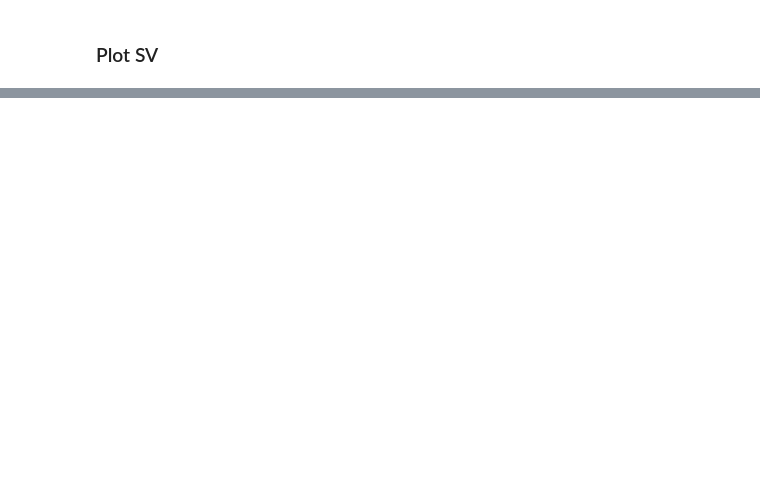
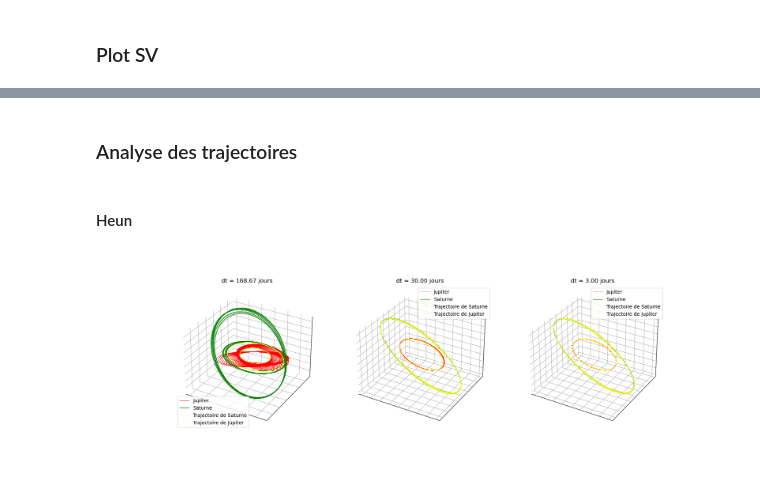
Before and after one commit to ColinDucarme/LPHYS1303---Projet, a Jupyter notebook: FD/Celestial_Dynamics.ipynb, the cells around one changed output, grey strips where cells are left out. Saved outputs shown, nothing was run; the diff lists cells and outputs as text; code cells hidden in the pictures; blank space fills up the shorter version.

```diff
--- a/FD/Celestial_Dynamics.ipynb
+++ b/FD/Celestial_Dynamics.ipynb
@@ -301,0 +493,7 @@ plt.show()
+# %%
+E_H = np.zeros_like(DT)
+E_SV = np.zeros_like(DT)
+for i in range(DT.shape[0]):
+    dt = DT[i]
+    E_H[i] = abs((data_H_dt[dt][-1,-1]-data_H_dt[dt][0,-1])/data_H_dt[dt][0,-1])
+    E_SV[i] = abs((data_SV_dt[dt][-1,-1]-data_SV_dt[dt][0,-1])/data_SV_dt[dt][0,-1])
@@ -301,0 +514,49 @@ plt.show()
+# %% [markdown]
+### Analyse des trajectoires
+# %%
+idx = [0,8,14]
+pos_H_J = []
+pos_SV_J = []
+for i in idx:
+    dt = DT[i]
+    pos_H_J.append(data_H_dt[dt][:,4:7])
+    pos_SV_J.append(data_H_dt[dt][:,4:7])
+idx.reverse()
+# %% [markdown]
+#### Heun
+# %%
+fig= plt.figure(figsize=(18,6))
+ax = fig.subplots(1,3,subplot_kw=dict(projection='3d'))
+inc = 0
+for i in idx :
+    dt = DT[i]
+    ax[inc].plot(data_H_dt[dt][:,4],data_H_dt[dt][:,5],data_H_dt[dt][:,6],linewidth=.7,label='Jupiter',color='red')
+    if N_body == 3:
+        ax[inc].plot(data_H_dt[dt][:,7],data_H_dt[dt][:,8],data_H_dt[dt][:,9],linewidth=.7,label='Saturne',color='green')
+        ax[inc].plot(Sat_true[:,0],Sat_true[:,1],Sat_true[:,2],linewidth=.3,label='Trajectoire de Saturne',color='yellow')
+    ax[inc].plot(Jup_true[:,0],Jup_true[:,1],Jup_true[:,2],linewidth=.3,label='Trajectoire de Jupiter',color='yellow')
+    ax[inc].set_title('dt = {:.2f} jours'.format(dt))
+    ax[inc].legend()
+    x = 1
+    ax[inc].xaxis.set_pane_color((x,x,x,1))
+    ax[inc].yaxis.set_pane_color((x,x,x,1))
+    ax[inc].zaxis.set_pane_color((x,x,x,1))
+    ax[inc].grid(color=(1-x,1-x,1-x,1))
+    xticks =  ax[inc].xaxis.get_major_ticks()
+    for t in xticks:
+        t.set_visible(False)
+        t.set_visible(False)
+    yticks =  ax[inc].yaxis.get_major_ticks()
+    for t in yticks:
+        t.set_visible(False)
+        t.set_visible(False)
+    zticks =  ax[inc].zaxis.get_major_ticks()
+    for t in zticks:
+        t.set_visible(False)
+        t.set_visible(False)
+
+    inc+=1
+
+plt.show()
+# %% [output]
+[figure, added]
```
Also changed, not shown: parts of 37 cells of this notebook, 6 other files.
